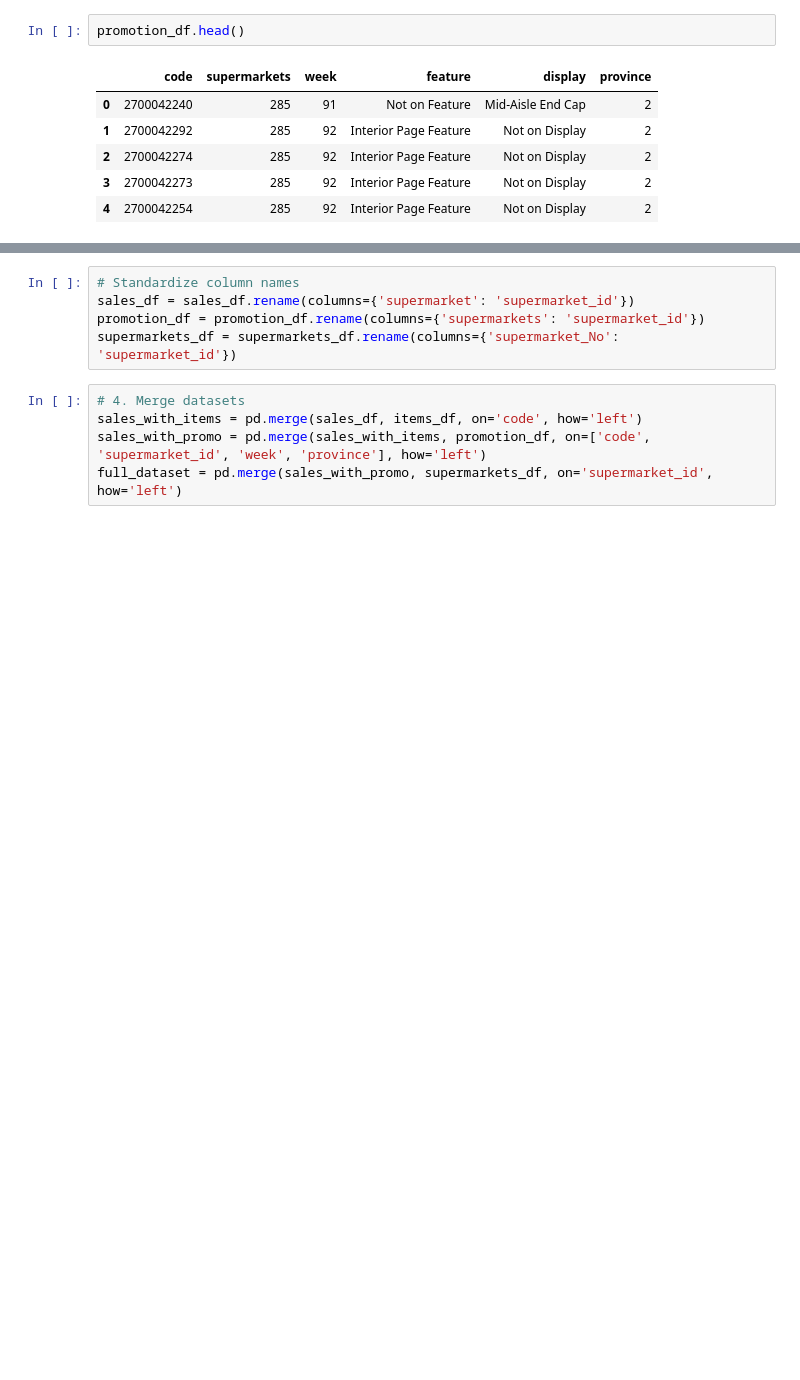
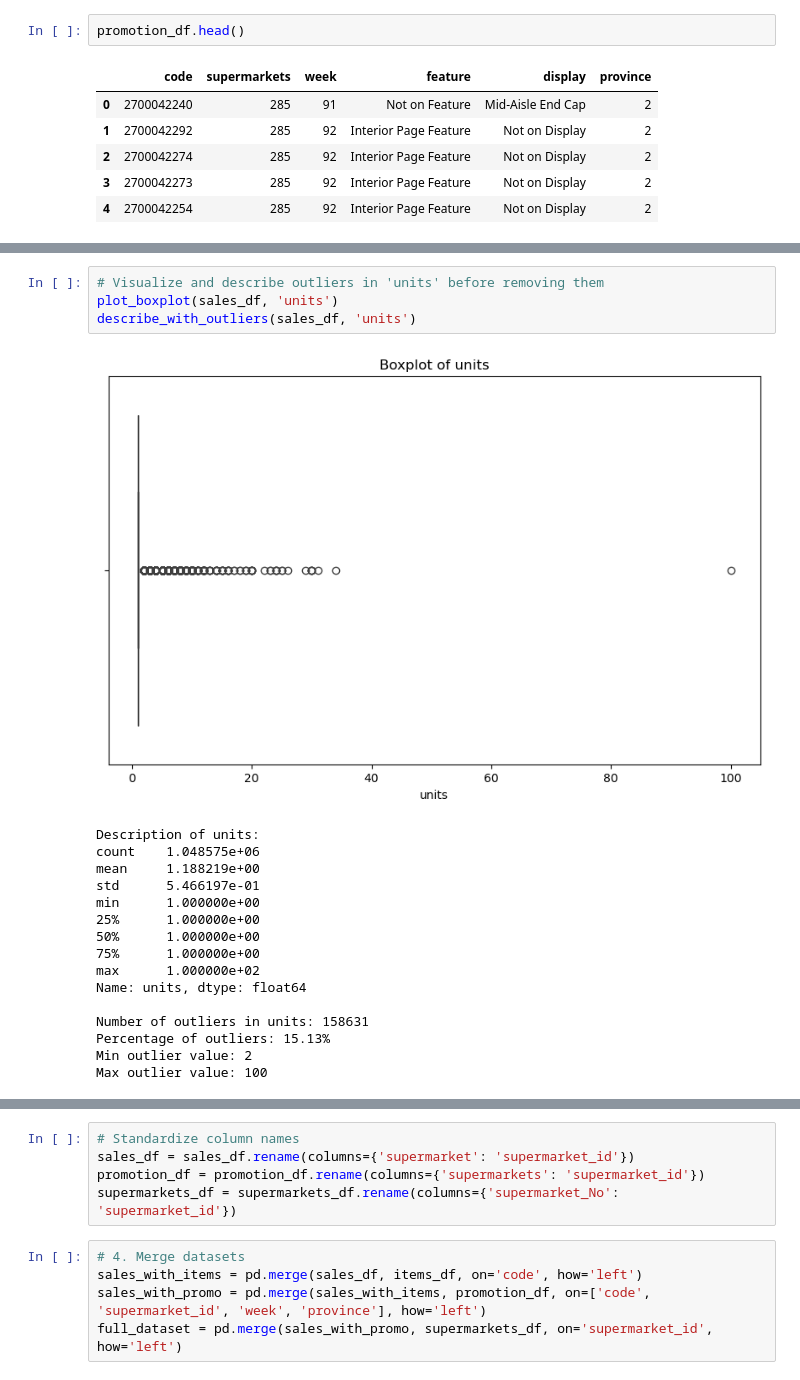
Before and after one commit to Kusalani/Sales-and-Promotions-Analysis, a Jupyter notebook: models/Data preparation.ipynb, the cells around one changed output, grey strips where cells are left out. Saved outputs shown, nothing was run; the diff lists cells and outputs as text; blank space fills up the shorter version.

```diff
--- a/models/Data preparation.ipynb
+++ b/models/Data preparation.ipynb
@@ -273,0 +312,21 @@ for df in [items_df, promotion_df]:
+# %%
+# Visualize and describe outliers in 'units' before removing them
+plot_boxplot(sales_df, 'units')
+describe_with_outliers(sales_df, 'units')
+# %% [output]
+[figure, added]
+Description of units:
+count    1.048575e+06
+mean     1.188219e+00
+std      5.466197e-01
+min      1.000000e+00
+25%      1.000000e+00
+50%      1.000000e+00
+75%      1.000000e+00
+max      1.000000e+02
+Name: units, dtype: float64
+
+Number of outliers in units: 158631
+Percentage of outliers: 15.13%
+Min outlier value: 2
+Max outlier value: 100
```
Also changed, not shown: parts of 22 cells of this notebook.
